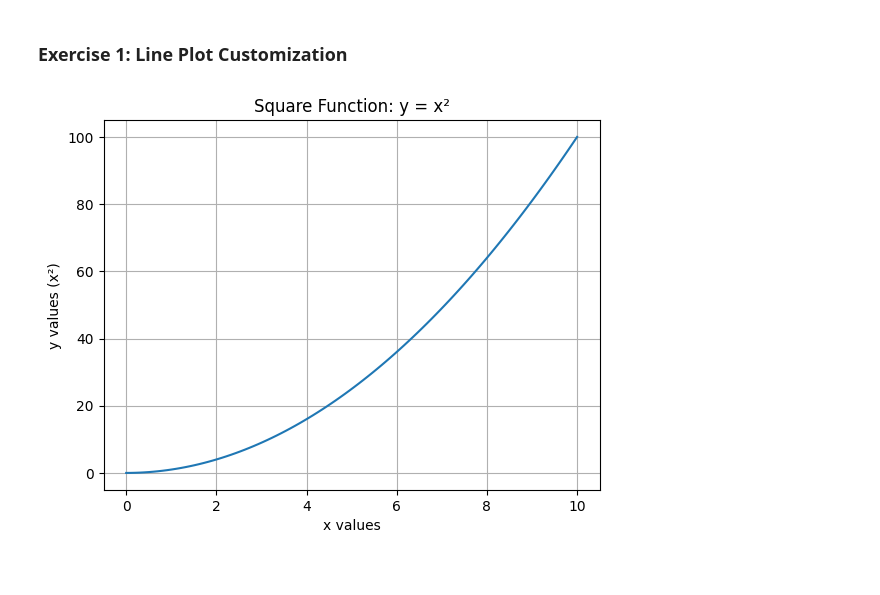
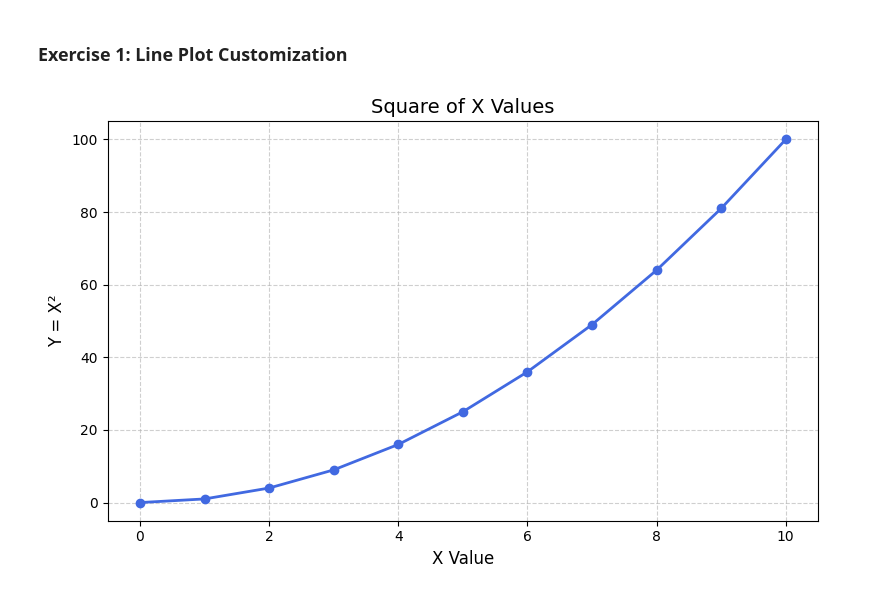
Before and after one commit to jnanadeep19/python-jupyter-template, a Jupyter notebook: src/1-line-plot.ipynb, the cells around one changed output. Drawn from its saved outputs; the diff is of its cells as text; code cells hidden in the pictures.

Commit message:
Updated all visualizations with improved, polished plots

```diff
--- a/src/1-line-plot.ipynb
+++ b/src/1-line-plot.ipynb
@@ -6,15 +6,19 @@
 # %%
 import matplotlib.pyplot as plt
 import numpy as np
 
-x = np.linspace(0, 10, 100)
-y = x**2
+x = np.arange(0, 11)
+y = x ** 2
 
-plt.plot(x, y)
-plt.title('Square Function: y = x²')
-plt.xlabel('x values')
-plt.ylabel('y values (x²)')
-plt.grid(True)
+plt.figure(figsize=(8, 5))
+plt.plot(x, y, color='royalblue', linewidth=2, marker='o')
+plt.title('Square of X Values', fontsize=14)
+plt.xlabel('X Value', fontsize=12)
+plt.ylabel('Y = X²', fontsize=12)
+plt.grid(True, linestyle='--', alpha=0.6)
+plt.xticks(fontsize=10)
+plt.yticks(fontsize=10)
+plt.tight_layout()
 plt.show()
 # %% [output]
-[figure, old version]
+[figure, new version]
```
Also changed, not shown: 3 other files.
